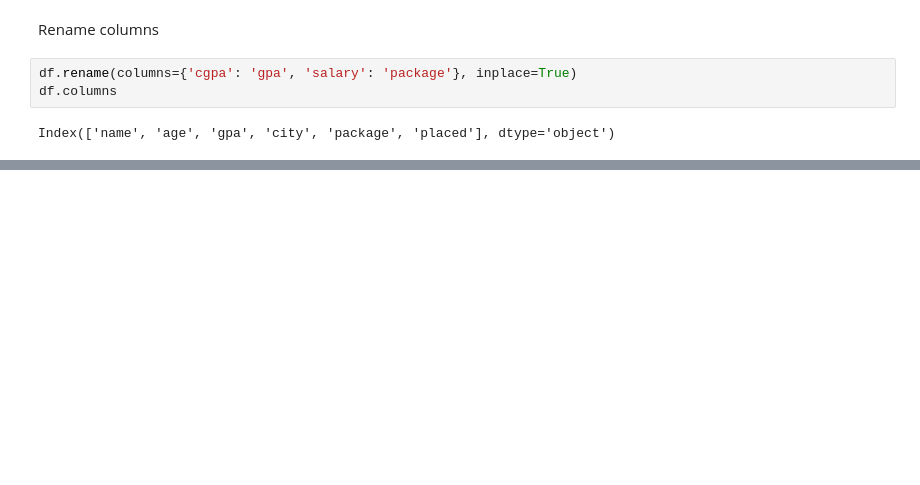
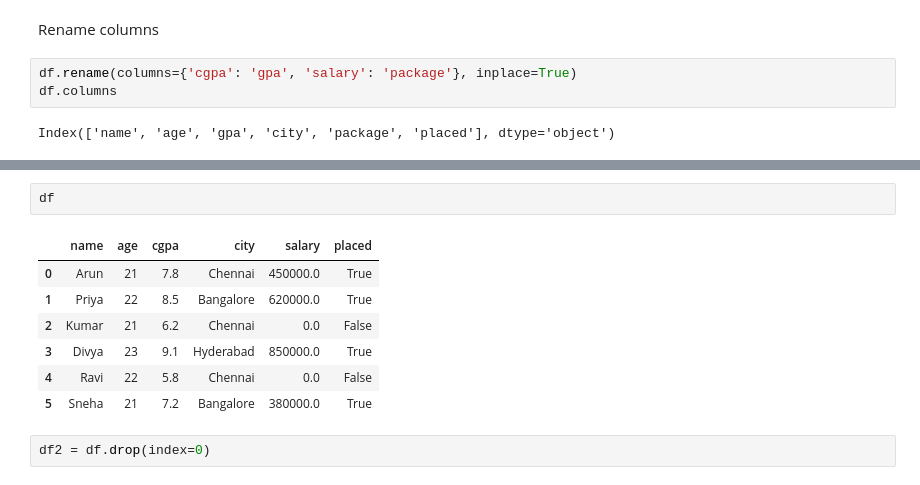
Before and after one commit to Allendecodes/Pandas_Part_1, a Jupyter notebook: Pandas_Part_1.ipynb, the cells around one changed output, grey strips where cells are left out. Cells and saved outputs as stored; diff of their text form; blank space fills up the shorter version.

```diff
--- a/Pandas_Part_1.ipynb
+++ b/Pandas_Part_1.ipynb
@@ -146,0 +258,12 @@ Index(['name', 'age', 'gpa', 'city', 'package', 'placed'], dtype='object')
+# %%
+df
+# %% [output]
+|  | name | age | cgpa | city | salary | placed |
+| 0 | Arun | 21 | 7.8 | Chennai | 450000.0 | True |
+| 1 | Priya | 22 | 8.5 | Bangalore | 620000.0 | True |
+| 2 | Kumar | 21 | 6.2 | Chennai | 0.0 | False |
+| 3 | Divya | 23 | 9.1 | Hyderabad | 850000.0 | True |
+| 4 | Ravi | 22 | 5.8 | Chennai | 0.0 | False |
+| 5 | Sneha | 21 | 7.2 | Bangalore | 380000.0 | True |
+# %%
+df2 = df.drop(index=0)
```
Also changed, not shown: parts of 25 cells of this notebook.
